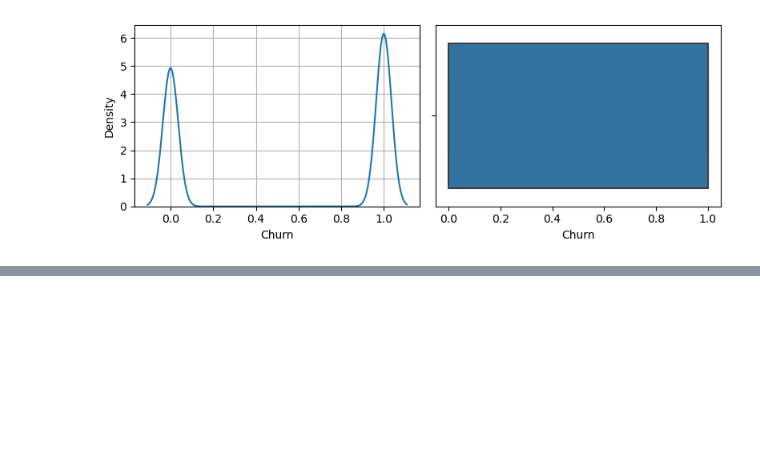
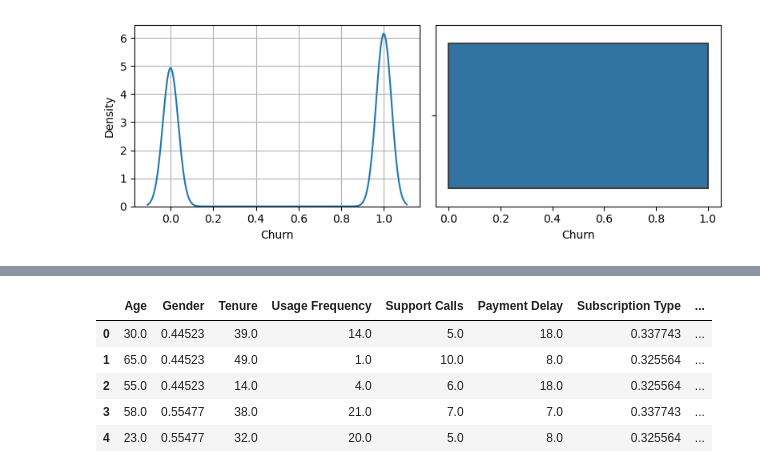
Before and after one commit to Lakshmeesh02/CustomerChurn, a Jupyter notebook: main.ipynb, the cells around one changed output, grey strips where cells are left out. Drawn from its saved outputs; the diff is of its cells as text; code cells hidden in the pictures; blank space fills up the shorter version.

```diff
--- a/main.ipynb
+++ b/main.ipynb
@@ -121,3 +121,6 @@ for col in df.columns:
 [figure]
 [figure]
 [figure]
+# %%
+y=df['Churn']
+x=df.drop('Churn', axis=1)
@@ -123,0 +132,4 @@ for col in df.columns:
+# %%
+for i in x.select_dtypes(include='object').columns:
+    print(x[i].value_counts())
+    print('\n')
@@ -123,0 +155,12 @@ for col in df.columns:
+# %%
+for i in x.select_dtypes(include='object').columns:
+    x[i]=x[i].map(x[i].value_counts(normalize=True))
+# %%
+x.head()
+# %% [output]
+|  | Age | Gender | Tenure | Usage Frequency | Support Calls | Payment Delay | Subscription Type | ... |
+| 0 | 30.0 | 0.44523 | 39.0 | 14.0 | 5.0 | 18.0 | 0.337743 | ... |
+| 1 | 65.0 | 0.44523 | 49.0 | 1.0 | 10.0 | 8.0 | 0.325564 | ... |
+| 2 | 55.0 | 0.44523 | 14.0 | 4.0 | 6.0 | 18.0 | 0.325564 | ... |
+| 3 | 58.0 | 0.55477 | 38.0 | 21.0 | 7.0 | 7.0 | 0.337743 | ... |
+| 4 | 23.0 | 0.55477 | 32.0 | 20.0 | 5.0 | 8.0 | 0.325564 | ... |
```
Also changed, not shown: parts of 2 cells of this notebook.
